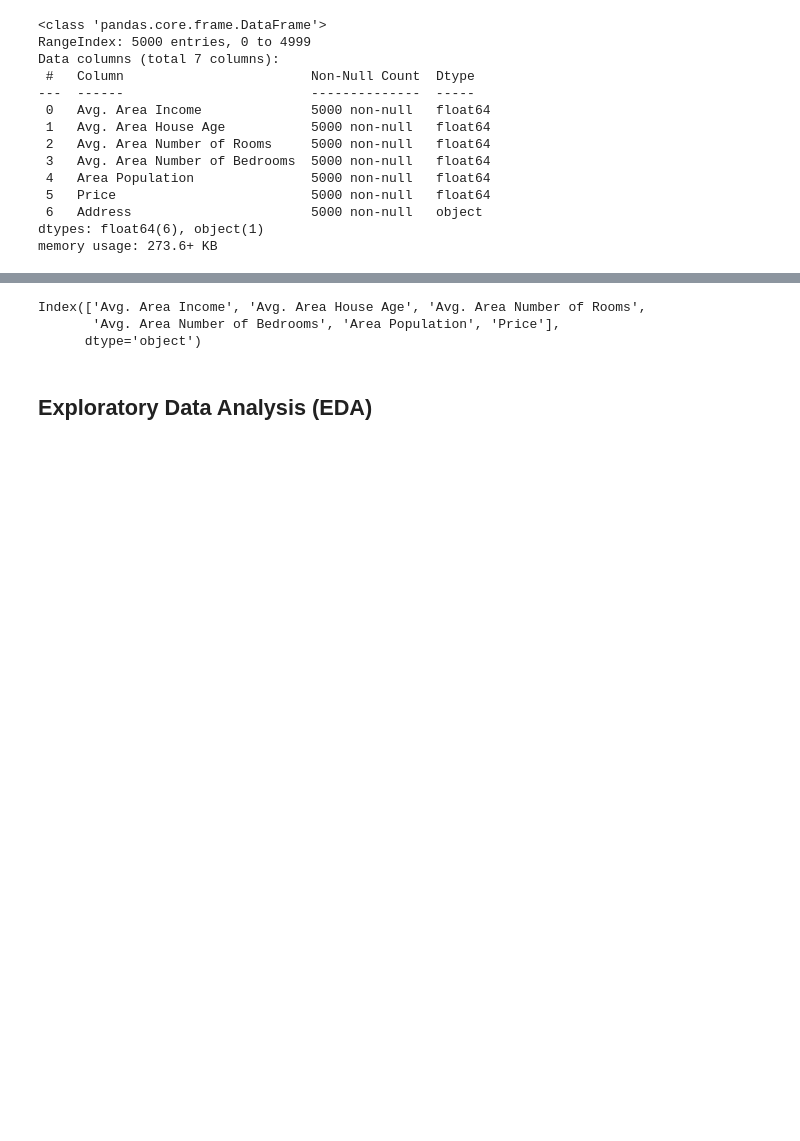
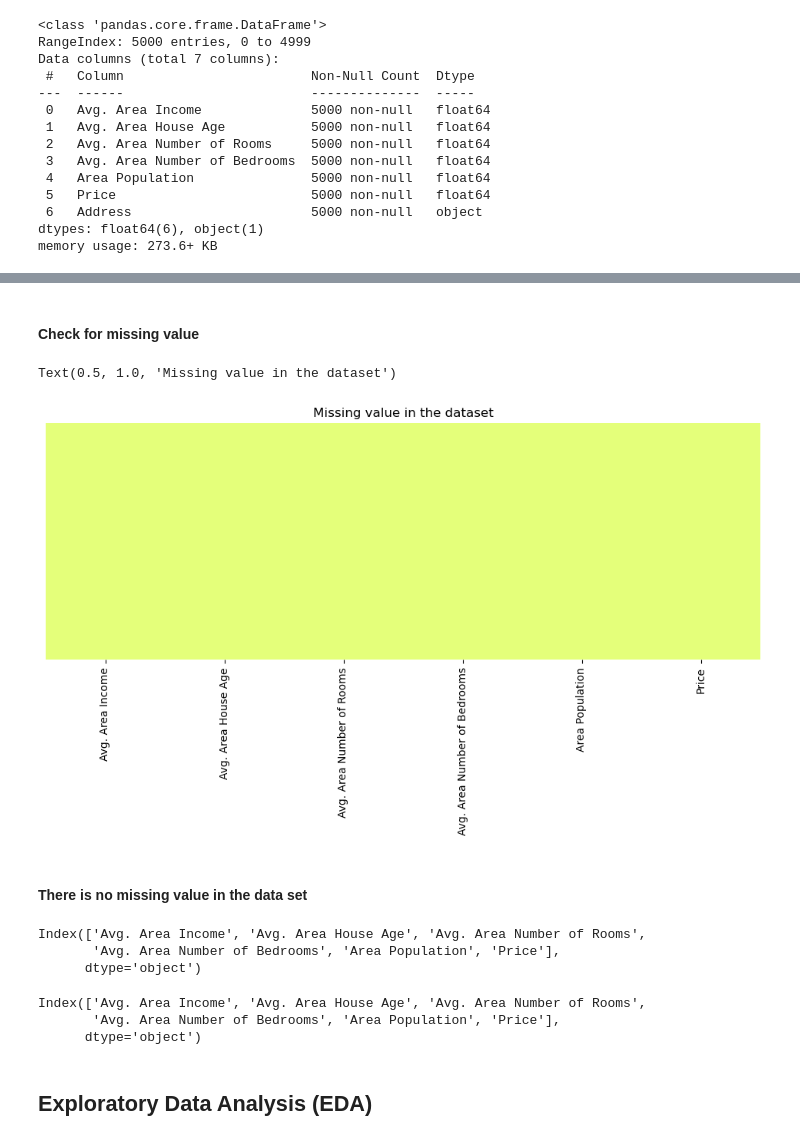
Before and after one commit to rdzjr1997/Python_ML, a Jupyter notebook: Regression_Example.ipynb, the cells around one changed output, grey strips where cells are left out. Saved outputs shown, nothing was run; the diff lists cells and outputs as text; code cells hidden in the pictures; blank space fills up the shorter version.

```diff
--- a/Regression_Example.ipynb
+++ b/Regression_Example.ipynb
@@ -65 +70,19 @@ Index(['Avg. Area Income', 'Avg. Area House Age', 'Avg. Area Number of Rooms',
+# %% [markdown]
+#### Check for missing value
+# %%
+plt.figure(figsize=(12,4))
+sns.heatmap(USAhousing.isnull(), cbar=False, cmap="Wistia", yticklabels=False)
+plt.title("Missing value in the dataset")
+# %% [output]
+Text(0.5, 1.0, 'Missing value in the dataset')
+[figure, added]
+# %% [markdown]
+#### There is no missing value in the data set
+# %%
+# Columns of the dataset
+USAhousing.columns
+# %% [output]
+Index(['Avg. Area Income', 'Avg. Area House Age', 'Avg. Area Number of Rooms',
+       'Avg. Area Number of Bedrooms', 'Area Population', 'Price'],
+      dtype='object')
 # %%
```
Also changed, not shown: parts of 19 cells of this notebook.
